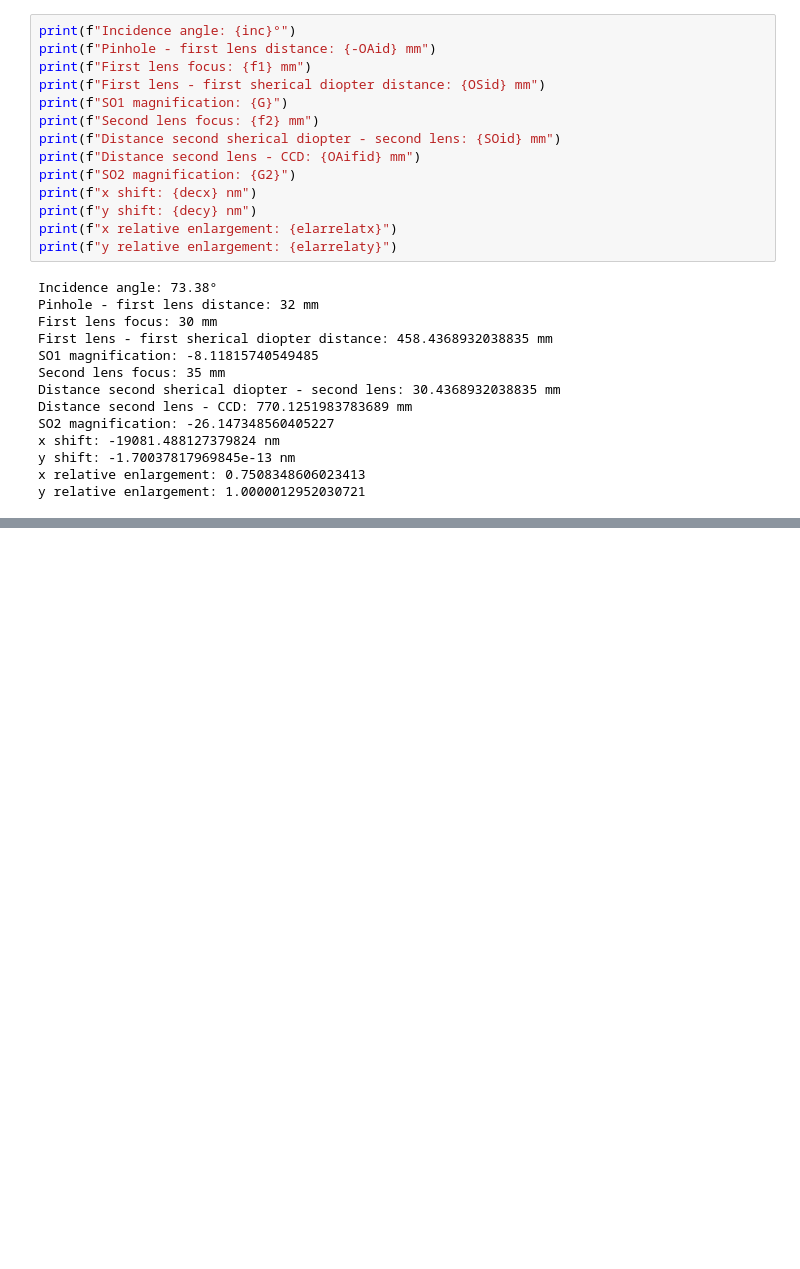
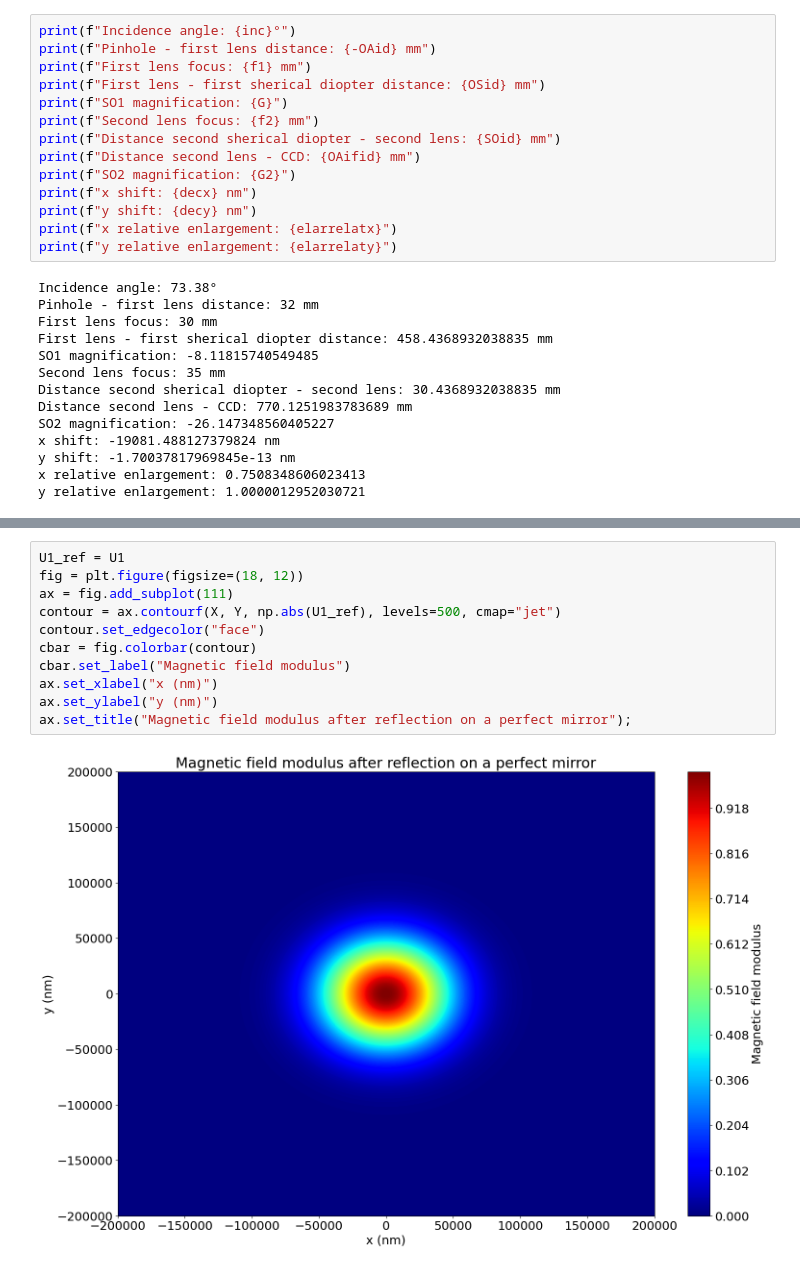
Before and after one commit to Tristan63170/Interferometric_Reflectivity_Dip, a Jupyter notebook: with_water/full_system.ipynb, the cells around one changed output, grey strips where cells are left out. Saved outputs shown, nothing was run; the diff lists cells and outputs as text; blank space fills up the shorter version.

```diff
--- a/with_water/full_system.ipynb
+++ b/with_water/full_system.ipynb
@@ -489,0 +498,13 @@ y relative enlargement: 1.0000012952030721
+# %%
+U1_ref = U1
+fig = plt.figure(figsize=(18, 12))
+ax = fig.add_subplot(111)
+contour = ax.contourf(X, Y, np.abs(U1_ref), levels=500, cmap="jet")
+contour.set_edgecolor("face")
+cbar = fig.colorbar(contour)
+cbar.set_label("Magnetic field modulus")
+ax.set_xlabel("x (nm)")
+ax.set_ylabel("y (nm)")
+ax.set_title("Magnetic field modulus after reflection on a perfect mirror");
+# %% [output]
+[figure, added]
```
Also changed, not shown: parts of 11 cells of this notebook.
